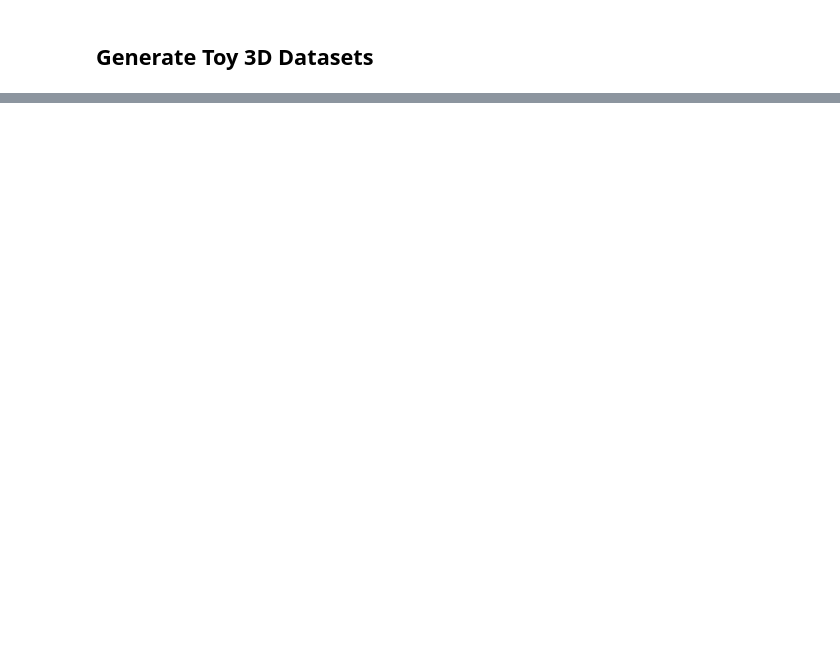
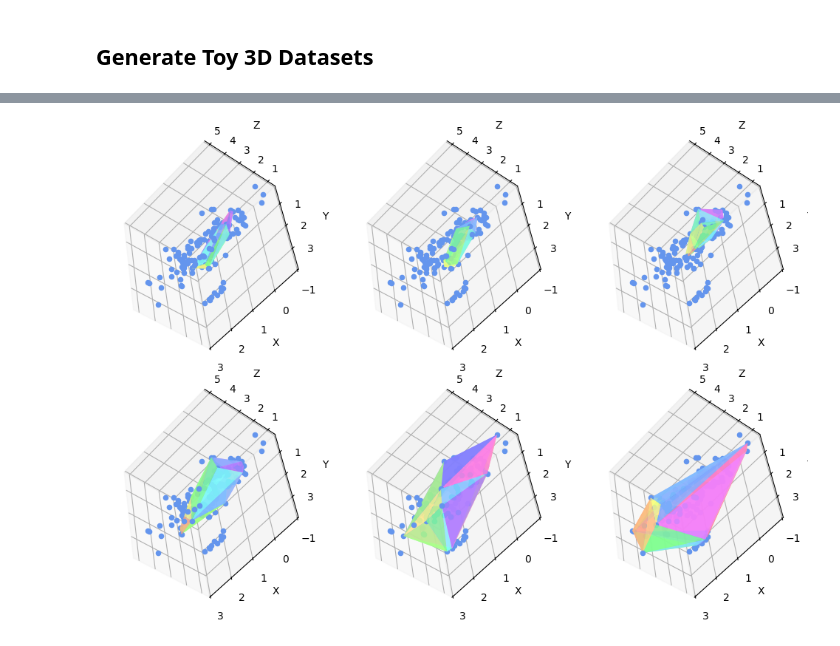
Before and after one commit to ananya-k15/data-depth, a Jupyter notebook: data_depth.ipynb, the cells around one changed output, grey strips where cells are left out. Saved outputs shown, nothing was run; the diff lists cells and outputs as text; code cells hidden in the pictures; blank space fills up the shorter version.

```diff
--- a/data_depth.ipynb
+++ b/data_depth.ipynb
@@ -226,0 +233,7 @@ plt.show()
+# %%
+# Using L2 for this example since it shows the
+# most variability in data depth values
+depths = L2(combined_data[:,2], combined_data)
+df = pd.DataFrame(combined_data, columns=['x', 'y', 'z'])
+df['depth'] = depths
+df.head()
@@ -226,0 +311,24 @@ plt.show()
+# %%
+# Function to plot the progession of convex hull according to data depth
+# given a dataset of points and their depths
+def convex_hull_progression(df, n=6, rows=2, columns=3, fig_size=(12, 8)) :
+    # split dataset into n parts
+    parts = split_dataset(df, 'depth', n)[::-1]
+
+    # creating figure according to given specifications
+    fig, axs = plt.subplots(rows, columns, figsize=fig_size, subplot_kw=dict(projection='3d'))
+
+    # add convex hull for each part to the figure
+    index, l = 0, len(parts)
+    for i in range(rows) :
+        for j in range(columns) :
+            if index < l :
+                plot_convex_hull(axs[i, j], parts[index], combined_data, [30, 120, 60])
+                index += 1
+            else :
+                break
+    plt.show()
+# %%
+convex_hull_progression(df) # default
+# %% [output]
+[figure, added]
```
Also changed, not shown: parts of 20 cells of this notebook, 1 other file.
